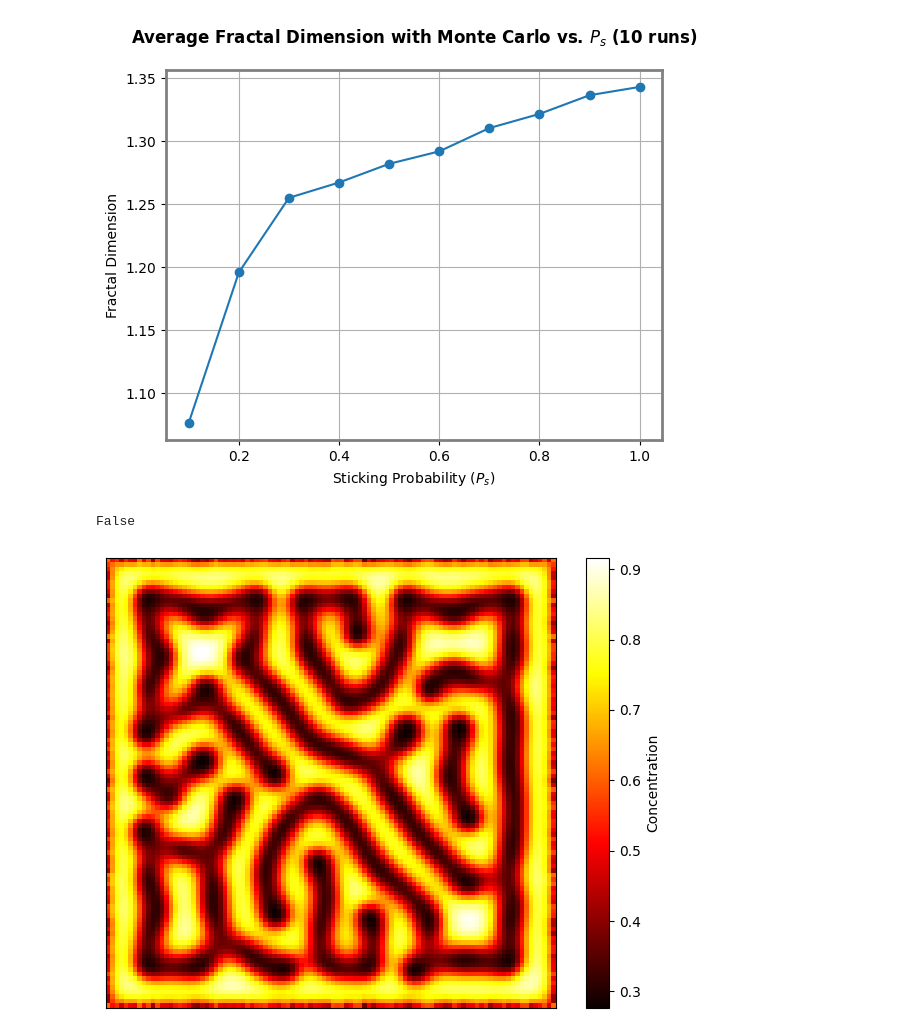
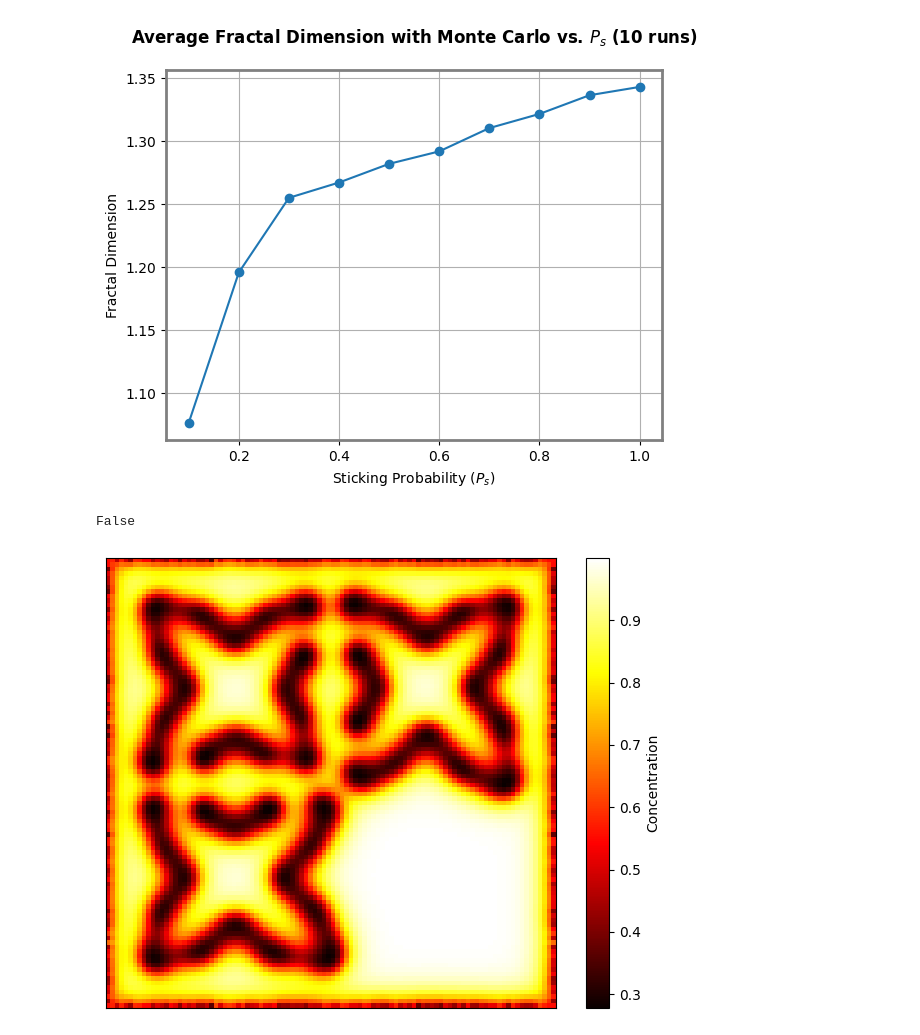
Before and after one commit to koenweverink/ScientificComputing, a Jupyter notebook: Set2.ipynb, the cells around one changed output. Cells and saved outputs as stored; diff of their text form; code cells hidden in the pictures.

```diff
--- a/Set2.ipynb
+++ b/Set2.ipynb
@@ -108,6 +108,8 @@ cmap = ax.imshow(concentration, cmap='hot', interpolation='nearest')
 fig.colorbar(cmap, ax=ax, fraction=0.046, pad=0.04)
 cluster_overlay = np.ma.masked_where(domain == 0, domain)
 ax.imshow(cluster_overlay, cmap='Greys', interpolation='nearest')
+ax.set_xticks([])
+ax.set_yticks([])
 ax.set_title(f'DLA Cluster with Nutrient Concentration \nGradient $\eta$ = {eta}')
 plt.show()
 # %% [output]
@@ -205,6 +207,7 @@ plt.show()
 def monte_carlo(size, seed_position, num_walkers, ps=1):
     domain = np.zeros((size, size), dtype=np.int64)  # Use int64 to be explicit for numba
     domain[seed_position] = 1  # Start with a seed
+    count = 0  # Counter for the number of particles added to the cluster
 
     # Function for performing a single random walk
     def random_walk():
@@ -242,13 +245,15 @@ def monte_carlo(size, seed_position, num_walkers, ps=1):
         result = random_walk()
         if result != (-1, -1):  # Check if the walker should be added to the cluster
             domain[result] = 1  # Add new point to the cluster
+            count += 1
 
-    return domain
+    return domain, count
 # %%
 # Parameters
 size = 100
 seed_position = (size - 1, size // 2)  # Starting at the bottom center
-num_walkers = 1200  # Number of walkers
+num_walkers = 600  # Number of walkers
 
 # Run simulation
-domain = monte_carlo(size, seed_position, num_walkers)
+domain, count = monte_carlo(size, seed_position, num_walkers)
+print(count)
@@ -437,31 +444,31 @@ def gray_scott(grid_size, D_u, D_v, f, k, dt, dx, steps):
 # %%
 # Parameters
 grid_size = 100
 dt = 1  # Time step, arbitrary units
 dx = 1  # Grid spacing, arbitrary units
 D_u = 0.16  # Diffusion coefficient, arbitrary units
 D_v = 0.08  # Diffusion coefficient, arbitrary units
-f = 0.035  # Feed rate, arbitrary units
+f = 0.03  # Feed rate, arbitrary units
 k = 0.06  # Kill rate, arbitrary units
 steps = 2000 # Number of time steps to simulate
 
 u, v, conv = gray_scott(grid_size, D_u, D_v, f, k, dt, dx, steps)
 plt.imshow(u, cmap='hot', interpolation='nearest')
 print(conv)
 
 plt.xlabel(f"t = {np.round(dt)}")
 plt.colorbar(label='Concentration')
 
 #hide axis
 ax = plt.gca()
 ax.get_xaxis().set_visible(False)
 ax.get_yaxis().set_visible(False)
 # plt.title(f'Concentration After {steps} Steps and time = {1} \n (Y-axis diffusion only)')
 plt.tight_layout()
 plt.show()
 # %% [output]
 False
-[figure, old version]
+[figure, new version]
 # %%
 def plot_concentration_over_time(grid_size, D_u, D_v, f, k, dt, dx, steps_list, title_suffix=''):
     num_rows = 2  # Number of rows
```
Also changed, not shown: parts of 11 cells of this notebook.
